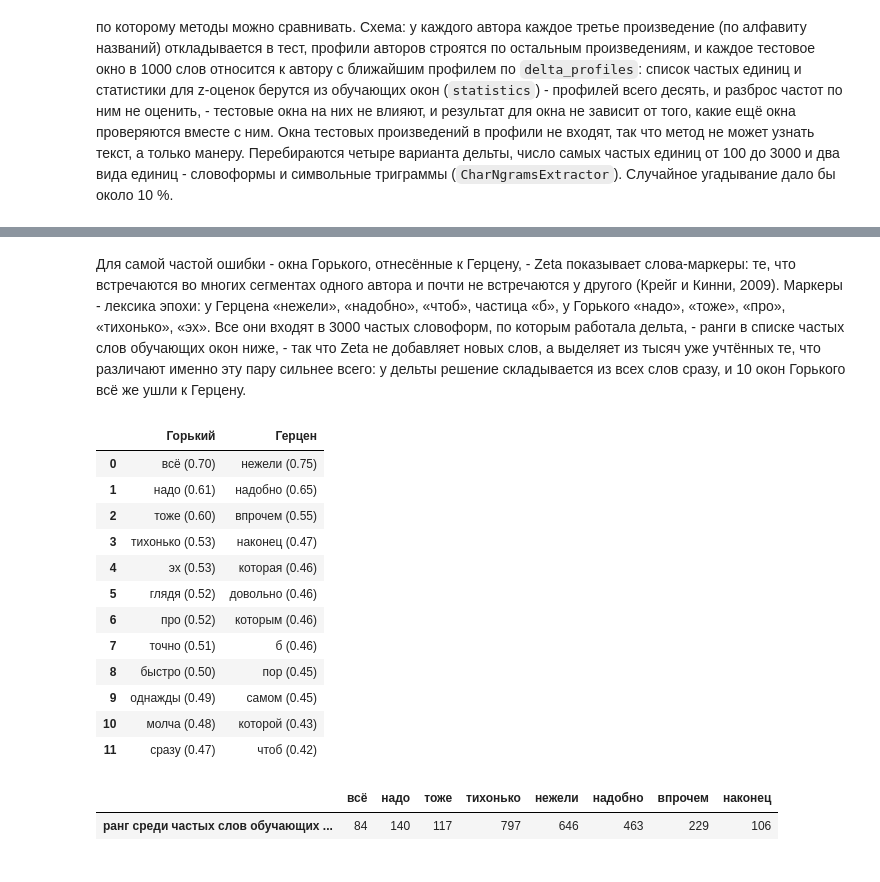
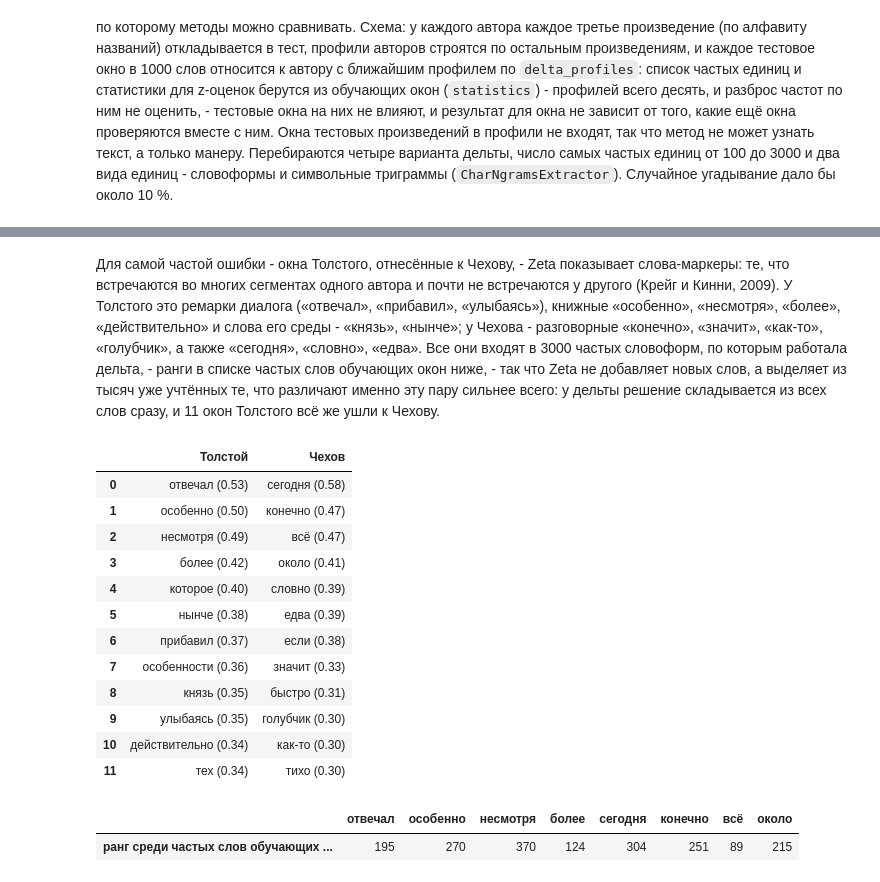
Before and after one commit to SergeyShk/ruTS, a Jupyter notebook: examples/03_prose_authors.ipynb, the cells around one changed output, grey strips where cells are left out. Drawn from its saved outputs; the diff is of its cells as text; code cells hidden in the pictures.

```diff
--- a/examples/03_prose_authors.ipynb
+++ b/examples/03_prose_authors.ipynb
@@ -539,31 +533,31 @@ pd.Series(
 # %% [markdown]
-Для самой частой ошибки - окна Горького, отнесённые к Герцену, - Zeta показывает слова-маркеры: те, что встречаются во многих сегментах одного автора и почти не встречаются у другого (Крейг и Кинни, 2009). Маркеры - лексика эпохи: у Герцена «нежели», «надобно», «чтоб», частица «б», у Горького «надо», «тоже», «про», «тихонько», «эх». Все они входят в 3000 частых словоформ, по которым работала дельта, - ранги в списке частых слов обучающих окон ниже, - так что Zeta не добавляет новых слов, а выделяет из тысяч уже учтённых те, что различают именно эту пару сильнее всего: у дельты решение складывается из всех слов сразу, и 10 окон Горького всё же ушли к Герцену.
+Для самой частой ошибки - окна Толстого, отнесённые к Чехову, - Zeta показывает слова-маркеры: те, что встречаются во многих сегментах одного автора и почти не встречаются у другого (Крейг и Кинни, 2009). У Толстого это ремарки диалога («отвечал», «прибавил», «улыбаясь»), книжные «особенно», «несмотря», «более», «действительно» и слова его среды - «князь», «нынче»; у Чехова - разговорные «конечно», «значит», «как-то», «голубчик», а также «сегодня», «словно», «едва». Все они входят в 3000 частых словоформ, по которым работала дельта, - ранги в списке частых слов обучающих окон ниже, - так что Zeta не добавляет новых слов, а выделяет из тысяч уже учтённых те, что различают именно эту пару сильнее всего: у дельты решение складывается из всех слов сразу, и 11 окон Толстого всё же ушли к Чехову.
 # %%
 from ruts.corpus import zeta
 
-gorky, herzen = corpus_words["Горький"], corpus_words["Герцен"]
-markers = zeta(gorky, herzen, segment_size=2000, top_n=12)
-anti_markers = zeta(herzen, gorky, segment_size=2000, top_n=12)
+tolstoy, chekhov = corpus_words["Толстой"], corpus_words["Чехов"]
+markers = zeta(tolstoy, chekhov, segment_size=2000, top_n=12)
+anti_markers = zeta(chekhov, tolstoy, segment_size=2000, top_n=12)
 pd.DataFrame(
     {
-        "Горький": [f"{marker.word} ({marker.zeta:.2f})" for marker in markers],
-        "Герцен": [f"{marker.word} ({marker.zeta:.2f})" for marker in anti_markers],
+        "Толстой": [f"{marker.word} ({marker.zeta:.2f})" for marker in markers],
+        "Чехов": [f"{marker.word} ({marker.zeta:.2f})" for marker in anti_markers],
     }
 )
 # %% [output]
-|  | Горький | Герцен |
-| 0 | всё (0.70) | нежели (0.75) |
-| 1 | надо (0.61) | надобно (0.65) |
-| 2 | тоже (0.60) | впрочем (0.55) |
-| 3 | тихонько (0.53) | наконец (0.47) |
-| 4 | эх (0.53) | которая (0.46) |
-| 5 | глядя (0.52) | довольно (0.46) |
-| 6 | про (0.52) | которым (0.46) |
-| 7 | точно (0.51) | б (0.46) |
-| 8 | быстро (0.50) | пор (0.45) |
-| 9 | однажды (0.49) | самом (0.45) |
-| 10 | молча (0.48) | которой (0.43) |
-| 11 | сразу (0.47) | чтоб (0.42) |
+|  | Толстой | Чехов |
+| 0 | отвечал (0.53) | сегодня (0.58) |
+| 1 | особенно (0.50) | конечно (0.47) |
+| 2 | несмотря (0.49) | всё (0.47) |
+| 3 | более (0.42) | около (0.41) |
+| 4 | которое (0.40) | словно (0.39) |
+| 5 | нынче (0.38) | едва (0.39) |
+| 6 | прибавил (0.37) | если (0.38) |
+| 7 | особенности (0.36) | значит (0.33) |
+| 8 | князь (0.35) | быстро (0.31) |
+| 9 | улыбаясь (0.35) | голубчик (0.30) |
+| 10 | действительно (0.34) | как-то (0.30) |
+| 11 | тех (0.34) | тихо (0.30) |
 # %%
 from ruts.corpus import frequency_table
 
@@ -575,8 +569,8 @@ ranks = {
 }
 pd.Series(ranks, name="ранг среди частых слов обучающих окон").to_frame().T
 # %% [output]
-|  | всё | надо | тоже | тихонько | нежели | надобно | впрочем | наконец |
-| ранг среди частых слов обучающих ... | 84 | 140 | 117 | 797 | 646 | 463 | 229 | 106 |
+|  | отвечал | особенно | несмотря | более | сегодня | конечно | всё | около |
+| ранг среди частых слов обучающих ... | 195 | 270 | 370 | 124 | 304 | 251 | 89 | 215 |
 # %% [markdown]
 ## Итоги
 
```
Also changed, not shown: parts of 28 cells of this notebook, 20 other files.
